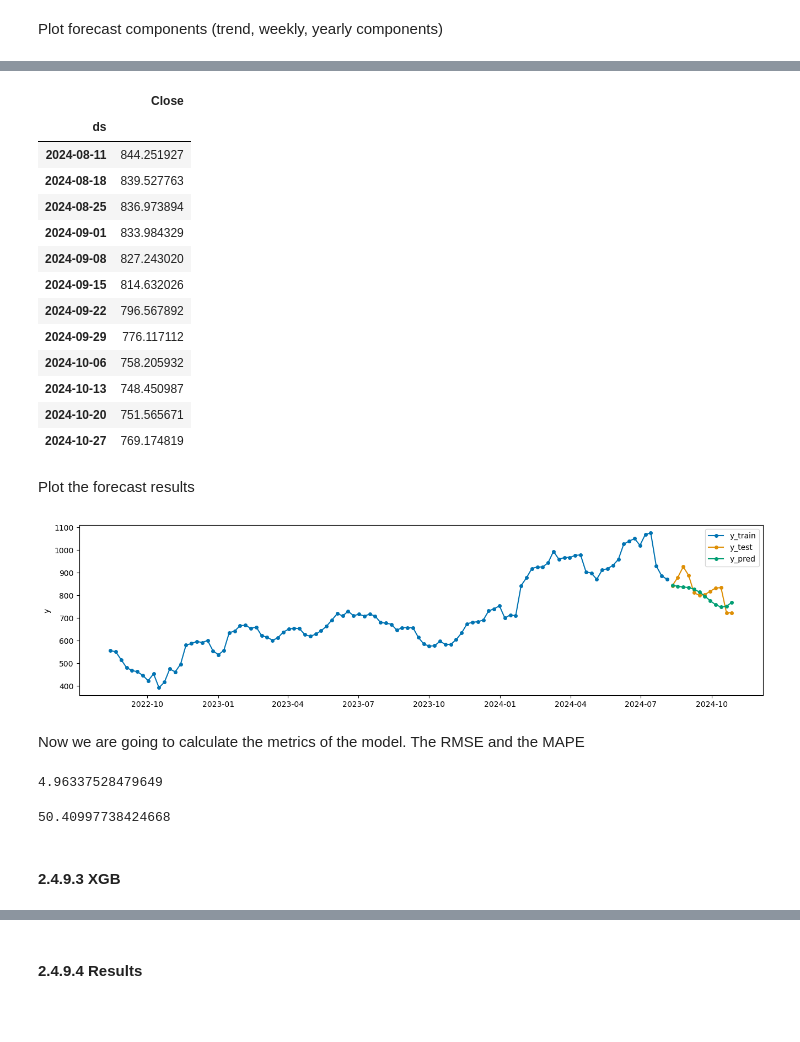
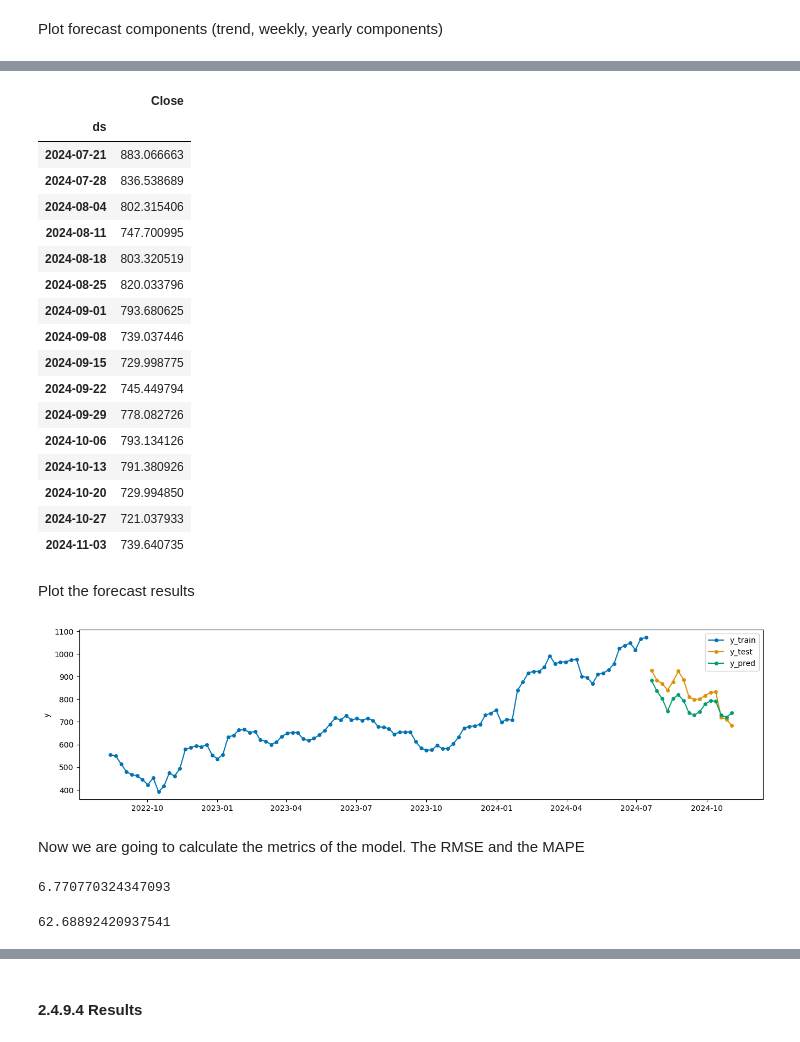
Before and after one commit to mbarriola96/stock_prices_forecasting, a Jupyter notebook: 05_modelling.ipynb, the cells around one changed output, grey strips where cells are left out. Saved outputs shown, nothing was run; the diff lists cells and outputs as text; code cells hidden in the pictures; blank space fills up the shorter version.

```diff
--- a/05_modelling.ipynb
+++ b/05_modelling.ipynb
@@ -624,0 +589,3 @@ train_data_prophet
+# %%
+for regressor in regressors:
+    prophet_model_best.add_regressor(regressor)
@@ -635,3 +598,7 @@ forecast_best = prophet_model_best.predict(future_best)
+# %%
+# Generate predictions
+forecast_best = prophet_model_best.predict(test_data_prophet[[column for column in test_data_prophet if column != 'y']])
+forecast_filtered_best = forecast_best[['yhat']].rename(columns={'yhat': 'Close'})
 # %% [markdown]
 Plot forecast components (trend, weekly, yearly components)
 # %%
@@ -642,43 +609,48 @@ plt.show()
 # %%
 # Return to the original DataFrame format with 'ds' as index and 'yhat' as 'Close'
-forecast_best = forecast_best[['ds', 'yhat']].set_index('ds').rename(columns={'yhat': 'Close'})[-12:]
+forecast_best = forecast_best[['ds', 'yhat']].set_index('ds').rename(columns={'yhat': 'Close'})[-16:]
 
 forecast_best
 # %% [output]
 |  | Close |
 | ds |  |
-| 2024-08-11 | 844.251927 |
-| 2024-08-18 | 839.527763 |
-| 2024-08-25 | 836.973894 |
-| 2024-09-01 | 833.984329 |
-| 2024-09-08 | 827.243020 |
-| 2024-09-15 | 814.632026 |
-| 2024-09-22 | 796.567892 |
-| 2024-09-29 | 776.117112 |
-| 2024-10-06 | 758.205932 |
-| 2024-10-13 | 748.450987 |
-| 2024-10-20 | 751.565671 |
-| 2024-10-27 | 769.174819 |
+| 2024-07-21 | 883.066663 |
+| 2024-07-28 | 836.538689 |
+| 2024-08-04 | 802.315406 |
+| 2024-08-11 | 747.700995 |
+| 2024-08-18 | 803.320519 |
+| 2024-08-25 | 820.033796 |
+| 2024-09-01 | 793.680625 |
+| 2024-09-08 | 739.037446 |
+| 2024-09-15 | 729.998775 |
+| 2024-09-22 | 745.449794 |
+| 2024-09-29 | 778.082726 |
+| 2024-10-06 | 793.134126 |
+| 2024-10-13 | 791.380926 |
+| 2024-10-20 | 729.994850 |
+| 2024-10-27 | 721.037933 |
+| 2024-11-03 | 739.640735 |
 # %%
 # Ensure ds is the index of train_data_prophet
 train_data_prophet = train_data_prophet.set_index('ds')
+
+# Ensure ds is the index of test_data_prophet
+test_data_prophet = test_data_prophet.set_index('ds')
 # %% [markdown]
 Plot the forecast results
 # %%
-plot_series(train_data_prophet[500:], test_data, forecast_best, labels=["y_train", "y_test", "y_pred"]);
+plot_series(train_data_prophet['y'][500:], test_data_prophet['y'], forecast_best, labels=["y_train", "y_test", "y_pred"]);
 # %% [output]
-[figure, old version]
+[figure, new version]
 # %% [markdown]
 Now we are going to calculate the metrics of the model. The RMSE and the MAPE
 # %%
-mape_prophet_best = mean_absolute_percentage_error(test_data, forecast_best) * 100
+mape_prophet_best = mean_absolute_percentage_error(test_data_prophet['y'], forecast_best) * 100
 mape_prophet_best
 # %% [output]
-4.96337528479649
+6.770770324347093
 # %%
-rmse_prophet_best = root_mean_squared_error(test_data, forecast_best)
+rmse_prophet_best = root_mean_squared_error(test_data_prophet['y'], forecast_best)
 rmse_prophet_best
 # %% [output]
-50.40997738424668
+62.68892420937541
-# %% [markdown]
-#### 2.4.9.3 XGB
```
Also changed, not shown: parts of 56 cells of this notebook, 11 other files.
